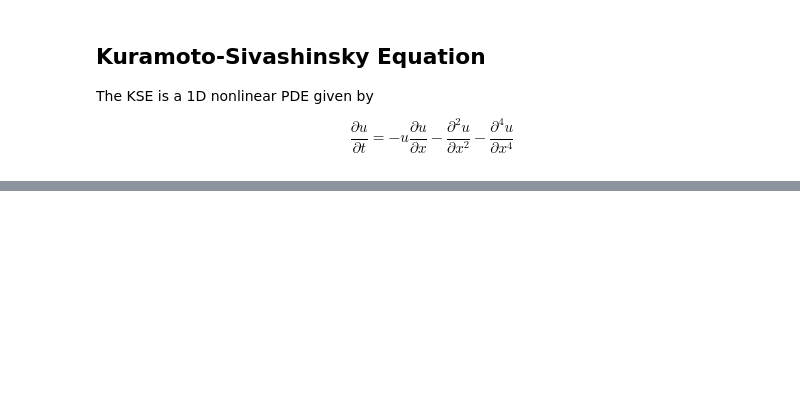
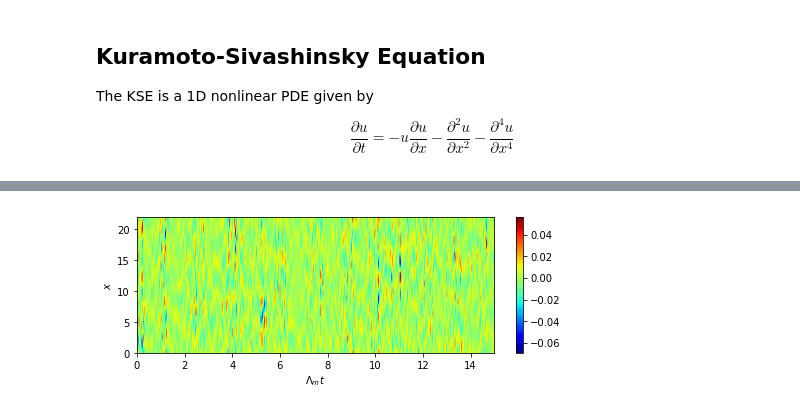
Before and after one commit to monlie/ReservoirComputing, a Jupyter notebook: Untitled.ipynb, the cells around one changed output, grey strips where cells are left out. Cells and saved outputs as stored; diff of their text form; code cells hidden in the pictures; blank space fills up the shorter version.

```diff
--- a/Untitled.ipynb
+++ b/Untitled.ipynb
@@ -29,7 +29,10 @@ class Reservoir(layers.Layer):
         rho = np.abs(np.linalg.eigvals(w_res)).max()
         w_res = spectral_radius * w_res / rho
         self.w_res = tf.sparse.from_dense(w_res)
-        self.res = tf.zeros((1, units), dtype=tf.dtypes.float32)
+        self.cold_start()
+
+    def cold_start(self):
+        self.res = tf.zeros((1, self.__units), dtype=tf.dtypes.float32)
 
     def build(self, input_shape):
         self.w_ir = tf.random.uniform((input_shape[-1], self.__units),
@@ -41,4 +44,5 @@ class Reservoir(layers.Layer):
             tf.sparse.sparse_dense_matmul(self.w_res, self.res,
                                           adjoint_a=True, adjoint_b=True))
         self.res += tf.matmul(inputs, self.w_ir)
-        return keras.activations.tanh(self.res)
+        out = keras.activations.tanh(self.res)
+        return tf.concat([out, out * out], -1)
@@ -75,0 +118,18 @@ plt.show()
+# %%
+# ridge regression
+gamma = 1e-4
+res = Reservoir(3000, 0.1)
+res_x = res(train_x)
+weight = tf.linalg.inv((tf.transpose(res_x) @ res_x + gamma * tf.eye(res_x.shape[-1]))) @ tf.transpose(res_x) @ (train_y - train_x)
+# %%
+pred_y = res_x @ weight + train_x
+plt.figure(figsize=(8, 2.5))
+plt.imshow(tf.transpose(pred_y-train_y)[:, :2000], origin="lower",
+           extent=[0, validate_y.shape[-1]*0.25*0.05, 0, 22],
+           aspect="auto", cmap="jet")
+plt.colorbar()
+plt.ylabel("$x$")
+plt.xlabel("$\Lambda_m t$")
+plt.show()
+# %% [output]
+[figure, added]
```
Also changed, not shown: parts of 7 cells of this notebook.
